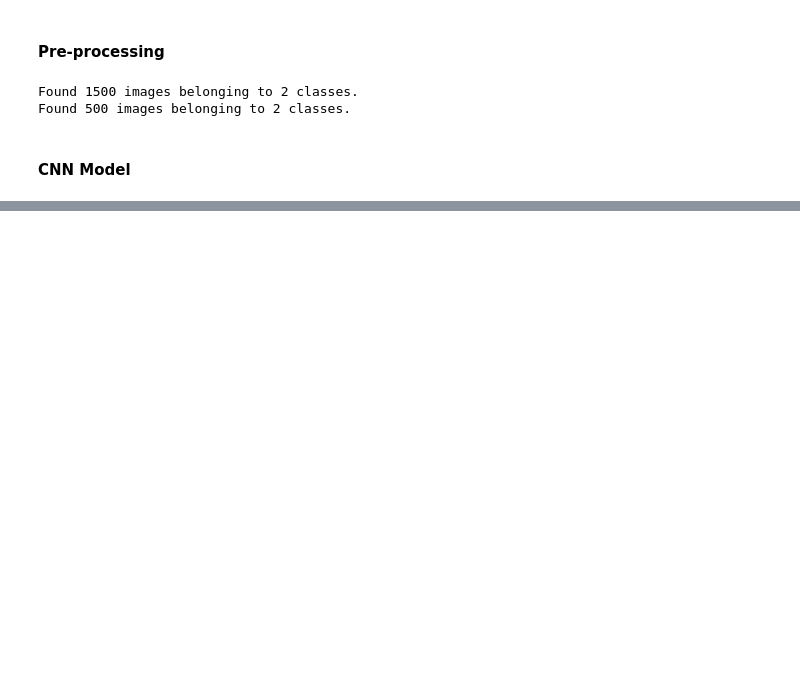
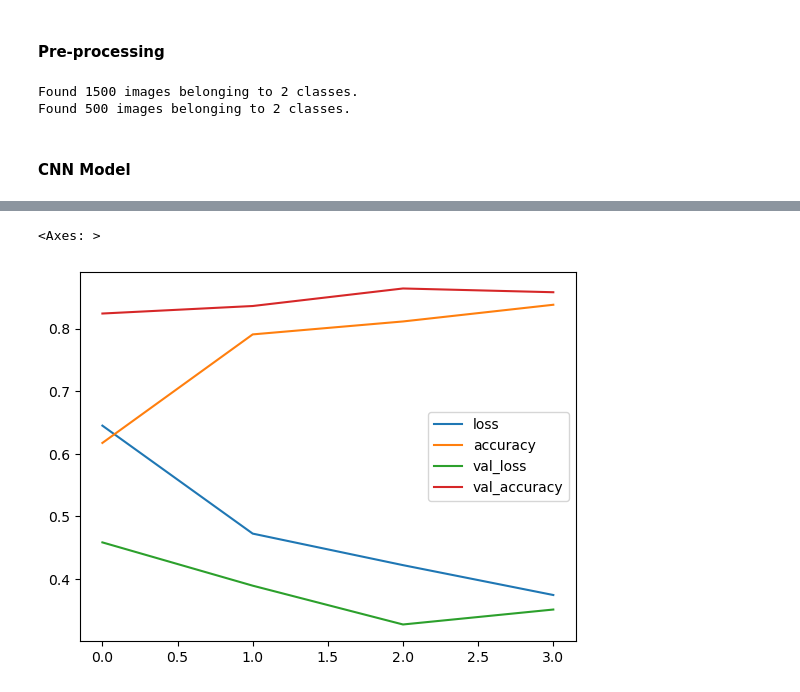
Before and after one commit to dibkb/tensorflow-udemy, a Jupyter notebook: CNN/1.ipynb, the cells around one changed output, grey strips where cells are left out. Saved outputs shown, nothing was run; the diff lists cells and outputs as text; code cells hidden in the pictures; blank space fills up the shorter version.

```diff
--- a/CNN/1.ipynb
+++ b/CNN/1.ipynb
@@ -200,3 +206,19 @@ Total params: 31,101
 Trainable params: 31,101
 Non-trainable params: 0
 _________________________________________________________________
+# %%
+ # crete the model
+model_two = tiny_vgg()
+# Compile the model
+model_two.compile(loss="binary_crossentropy",
+              optimizer="adam",
+              metrics=["accuracy"])
+
+callback = EarlyStopping(monitor='val_loss', patience=1)
+# Fit the model
+history_two = model_two.fit(train_data,
+                        epochs=5,
+                        callbacks=[callback],
+                        steps_per_epoch=len(train_data),
+                        validation_data=valid_data,
+                        validation_steps=len(valid_data))
@@ -202,0 +246,5 @@ _________________________________________________________________
+# %%
+pd.DataFrame(history_two.history).plot()
+# %% [output]
+<Axes: >
+[figure, added]
```
Also changed, not shown: parts of 10 cells of this notebook.
